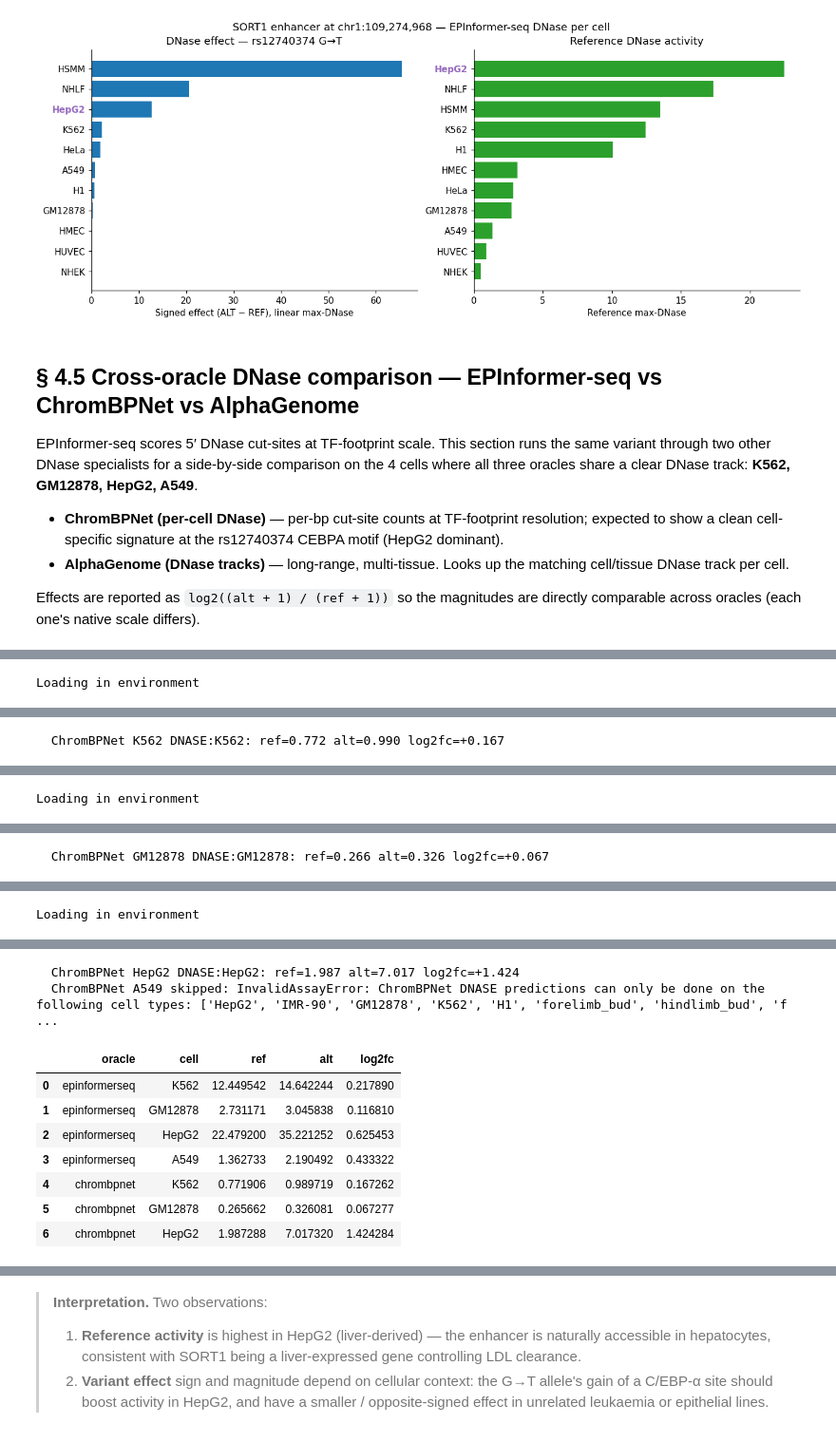
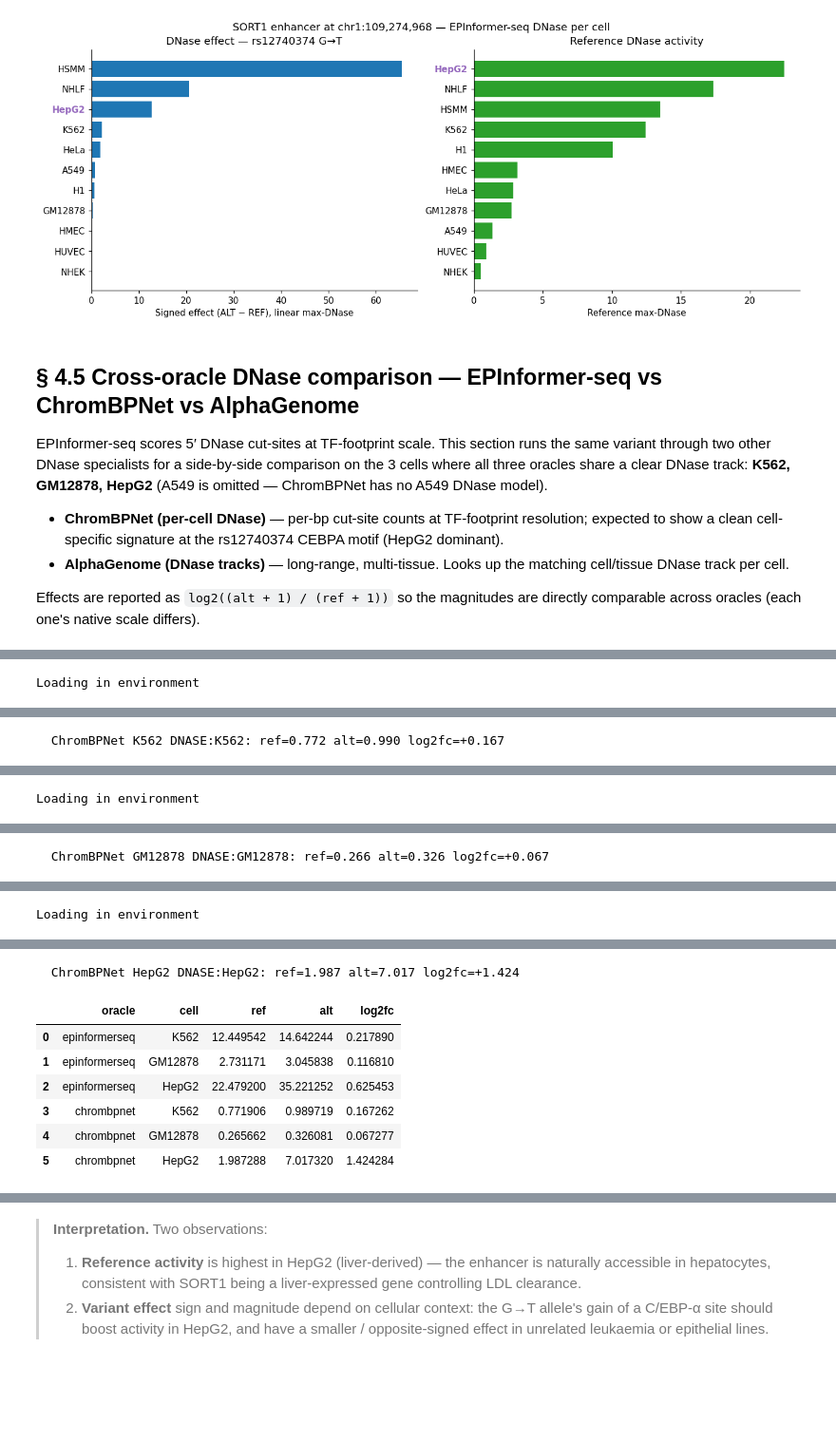
Before and after one commit to pinellolab/chorus, a Jupyter notebook: examples/notebooks/epinformerseq_testing.ipynb, the cells around one changed output, grey strips where cells are left out. Shown at 95% size. Saved outputs shown, nothing was run; the diff lists cells and outputs as text; code cells hidden in the pictures; blank space fills up the shorter version.

```diff
--- a/examples/notebooks/epinformerseq_testing.ipynb
+++ b/examples/notebooks/epinformerseq_testing.ipynb
@@ -294,8 +294,8 @@ plt.show()
 
 EPInformer-seq scores 5′ DNase cut-sites at TF-footprint scale. This section
 runs the same variant through two other DNase specialists for a side-by-side
-comparison on the 4 cells where all three oracles share a clear DNase track:
-**K562, GM12878, HepG2, A549**.
+comparison on the 3 cells where all three oracles share a clear DNase track:
+**K562, GM12878, HepG2** (A549 is omitted — ChromBPNet has no A549 DNase model).
 
 - **ChromBPNet (per-cell DNase)** — per-bp cut-site counts at TF-footprint
   resolution; expected to show a clean cell-specific signature at the
@@ -308,7 +308,7 @@ directly comparable across oracles (each one's native scale differs).
 # %%
 # ChromBPNet DNase per cell — central-256-bp max signal as the scalar to compare.
 import numpy as np
-CROSS_CELLS = ['K562', 'GM12878', 'HepG2', 'A549']
+CROSS_CELLS = ['K562', 'GM12878', 'HepG2']  # A549 omitted: ChromBPNet has no A549 DNase model
 cross_rows = []
 
 # (a) EPI-seq DNase effect — already in df from § 4.
@@ -383,13 +383,11 @@ Loading in environment
   ChromBPNet HepG2 DNASE:HepG2: ref=1.987 alt=7.017 log2fc=+1.424
-  ChromBPNet A549 skipped: InvalidAssayError: ChromBPNet DNASE predictions can only be done on the following cell types: ['HepG2', 'IMR-90', 'GM12878', 'K562', 'H1', 'forelimb_bud', 'hindlimb_bud', 'f ...
 |  | oracle | cell | ref | alt | log2fc |
 | 0 | epinformerseq | K562 | 12.449542 | 14.642244 | 0.217890 |
 | 1 | epinformerseq | GM12878 | 2.731171 | 3.045838 | 0.116810 |
 | 2 | epinformerseq | HepG2 | 22.479200 | 35.221252 | 0.625453 |
-| 3 | epinformerseq | A549 | 1.362733 | 2.190492 | 0.433322 |
-| 4 | chrombpnet | K562 | 0.771906 | 0.989719 | 0.167262 |
-| 5 | chrombpnet | GM12878 | 0.265662 | 0.326081 | 0.067277 |
-| 6 | chrombpnet | HepG2 | 1.987288 | 7.017320 | 1.424284 |
+| 3 | chrombpnet | K562 | 0.771906 | 0.989719 | 0.167262 |
+| 4 | chrombpnet | GM12878 | 0.265662 | 0.326081 | 0.067277 |
+| 5 | chrombpnet | HepG2 | 1.987288 | 7.017320 | 1.424284 |
 # %%
 # AlphaGenome DNase per cell — exact track IDs (EFO ontology codes per cell line).
 # Resolved once via ag.get_all_assay_ids() + alphagenome_tracks.json metadata.
```
Also changed, not shown: parts of 10 cells of this notebook.
